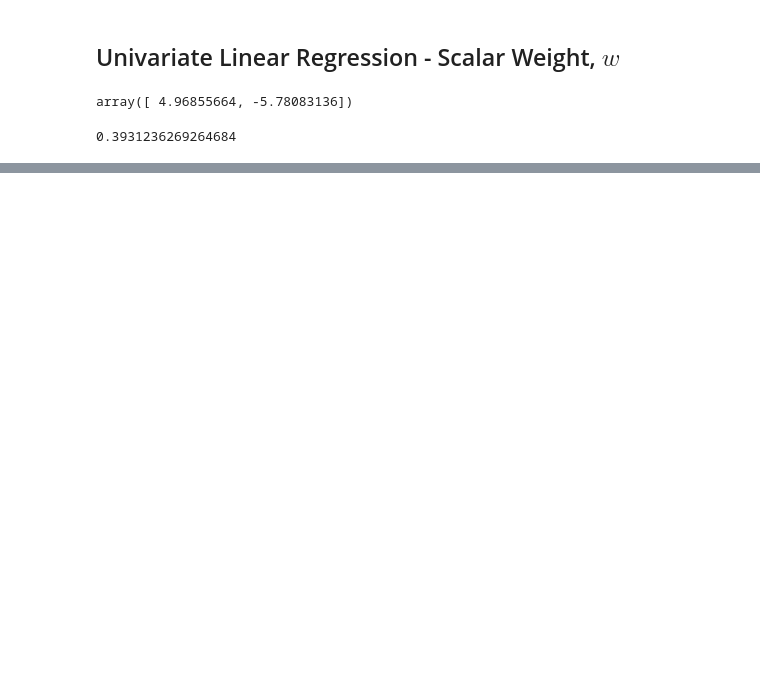
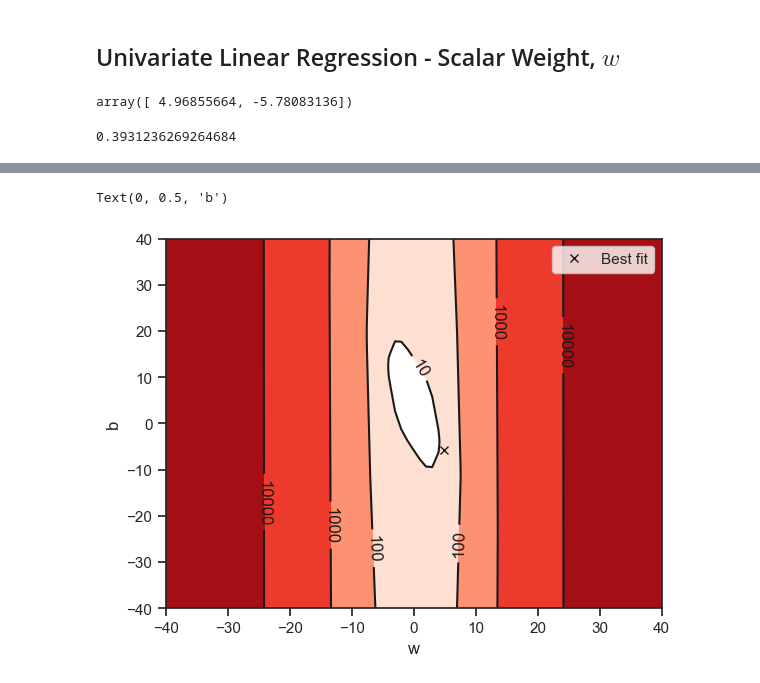
Before and after one commit to semyonbok/ds_etudes, a Jupyter notebook: etudes_testing.ipynb, the cells around one changed output, grey strips where cells are left out. Drawn from its saved outputs; the diff is of its cells as text; code cells hidden in the pictures; blank space fills up the shorter version.

```diff
--- a/etudes_testing.ipynb
+++ b/etudes_testing.ipynb
@@ -178,0 +211,19 @@ Text(0, 0.5, 'b')
+# %%
+vector_mse = np.vectorize(
+    lambda w, b, X=X, y=y: gd.rmse(X, y, w, b, regularize=True, C=10, power=4)
+    )
+w_grid, b_grid = np.meshgrid(range(-40,41), range(-40,41))
+mse_grid = vector_mse(w_grid, b_grid)
+levels = np.logspace(1, 5, 5, base=10)
+# %%
+cs0 = plt.contourf(w_grid, b_grid, mse_grid,
+    levels=levels, cmap="Reds", norm=LogNorm())
+cs1 = plt.contour(cs0, colors="k", levels = cs0.levels)
+cs1.clabel(colors="k")
+plt.plot(*np.polyfit(X, y, 1), "kx", label="Best fit")
+plt.legend()
+plt.xlabel("w")
+plt.ylabel("b")
+# %% [output]
+Text(0, 0.5, 'b')
+[figure, added]
```
Also changed, not shown: parts of 16 cells of this notebook, 1 other file.
